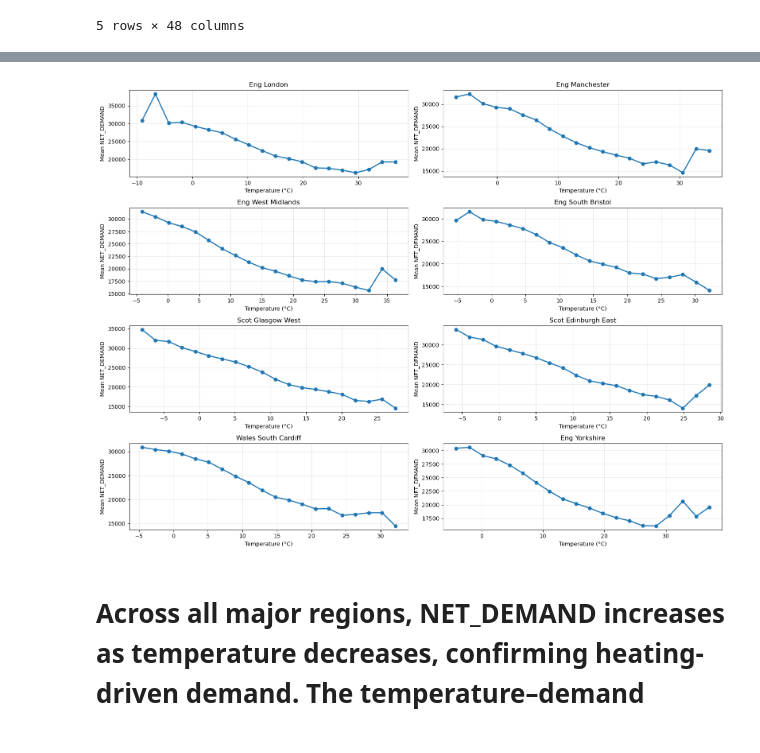
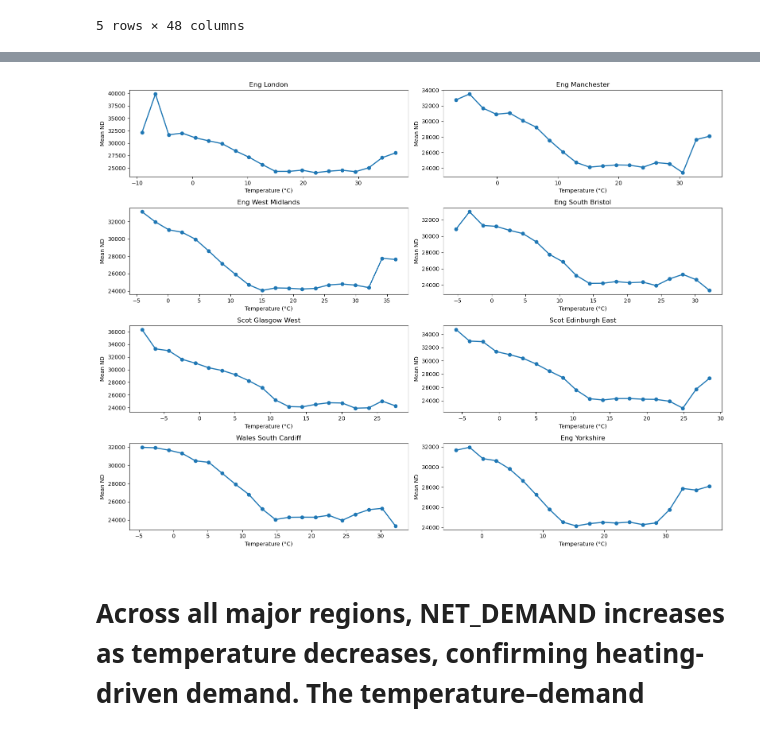
Before and after one commit to Dark-Clown-EMP/data-science-group-project, a Jupyter notebook: jupyter-notebook/final_jupyter_notebook.ipynb, the cells around one changed output, grey strips where cells are left out. Cells and saved outputs as stored; diff of their text form; code cells hidden in the pictures.

```diff
--- a/jupyter-notebook/final_jupyter_notebook.ipynb
+++ b/jupyter-notebook/final_jupyter_notebook.ipynb
@@ -26,10 +26,3 @@ Loaded: /Users/prithabera/data-science-group-project/final_model_data.csv | Shap
 | 3 | 2020-01-01 03:00:00 | 23382.5 | 24899.5 | 21157.0 | 965.5 | 6465.0 | ... |
 | 4 | 2020-01-01 04:00:00 | 22429.5 | 23860.0 | 20393.0 | 995.5 | 6465.0 | ... |
 5 rows × 48 columns
-# %%
-# Net demand = ND - embedded wind - embedded solar
-df["NET_DEMAND"] = (
-    df["ND"]- df["EMBEDDED_WIND_GENERATION"]- df["EMBEDDED_SOLAR_GENERATION"])
-
-# quick check
-df[["ND","EMBEDDED_WIND_GENERATION","EMBEDDED_SOLAR_GENERATION","NET_DEMAND"]].head()
@@ -191,38 +179,38 @@ major_temp_cols = [
     "Temp_Eng_Manchester",
     "Temp_Eng_West_Midlands",
     "Temp_Eng_South_Bristol",
     "Temp_Scot_Glasgow_West",
     "Temp_Scot_Edinburgh_East",
     "Temp_Wales_South_Cardiff",
     "Temp_Eng_Yorkshire"
 ]
 
 major_temp_cols = [c for c in major_temp_cols if c in df.columns]
 
 plt.figure(figsize=(16, 12))
 
 for i, col in enumerate(major_temp_cols, 1):
     plt.subplot(4, 2, i)
 
-    tmp = df[[col, "NET_DEMAND"]].dropna()
+    tmp = df[[col, "ND"]].dropna()
 
     # bin temperatures (change bins=20 if you want smoother/rougher)
     bins = pd.cut(tmp[col], bins=20)
-    mean_nd = tmp.groupby(bins)["NET_DEMAND"].mean()
+    mean_nd = tmp.groupby(bins)["ND"].mean()
 
     # use bin midpoints for x-axis
     x = [b.mid for b in mean_nd.index]
 
     plt.plot(x, mean_nd.values, marker="o", linewidth=2)
     plt.title(col.replace("Temp_", "").replace("_", " "))
     plt.xlabel("Temperature (°C)")
-    plt.ylabel("Mean NET_DEMAND")
-    plt.grid(True, alpha=0.3)
+    plt.ylabel("Mean ND")
+    #plt.grid(True, alpha=0.3)
 
 plt.tight_layout()
 plt.show()
 # %% [output]
-[figure, old version]
+[figure, new version]
 # %% [markdown]
 # Across all major regions, NET_DEMAND increases as temperature decreases, confirming heating-driven demand. The temperature–demand
 # relationship is consistent but varies in strength by region (different slopes), which motivates using regional weather features instead
```
Also changed, not shown: parts of 23 cells of this notebook.
